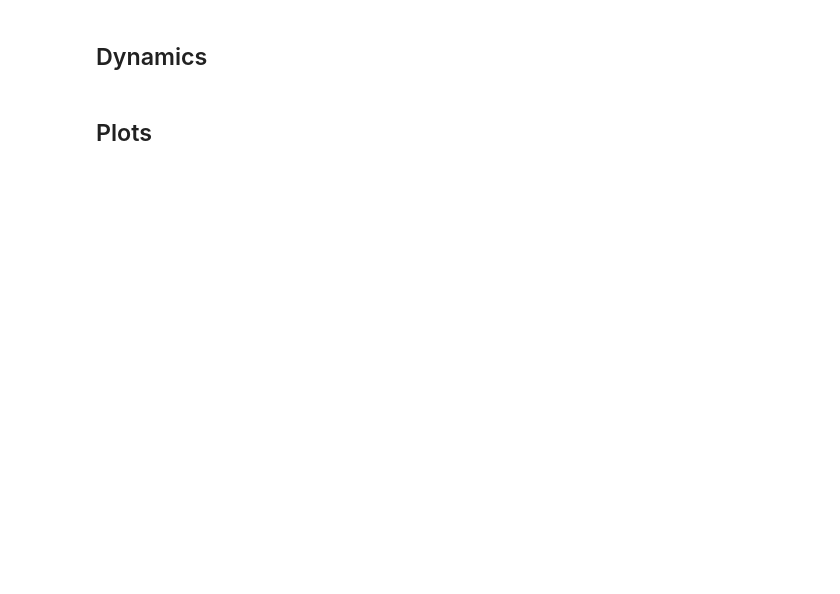
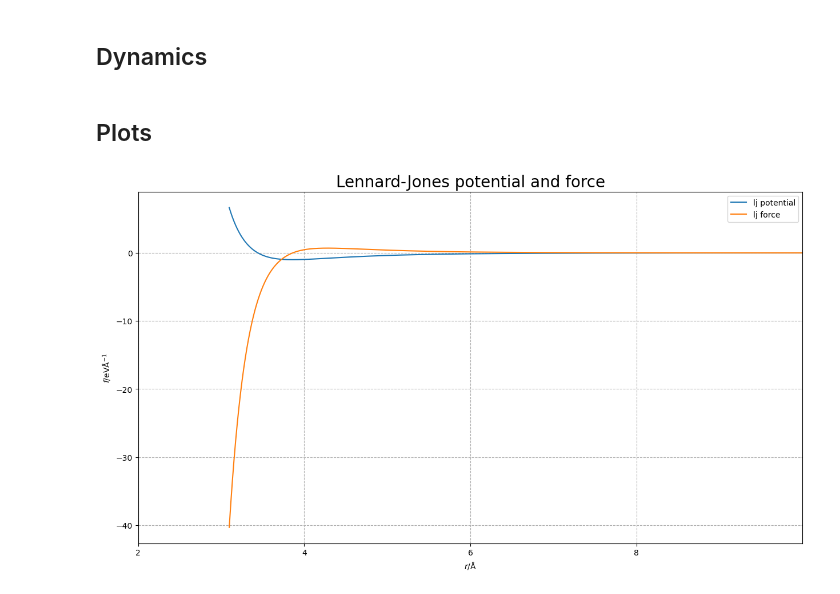
Before and after one commit to giuseppesimionato/gas-simulation, a Jupyter notebook: gas-simulation.ipynb, the cells around one changed output. Saved outputs shown, nothing was run; the diff lists cells and outputs as text; code cells hidden in the pictures; blank space fills up the shorter version.

```diff
--- a/gas-simulation.ipynb
+++ b/gas-simulation.ipynb
@@ -47,6 +42,38 @@ for time in progress(range(CONSTANTS['MAX_TIME_STEPS'])):
     state.update(sample, current_state, energies, CONSTANTS)
 # %% [markdown]
 ## Plots
+# %%
+def lj_potential(positions, epsilon, sigma):
+    for n, position in enumerate(positions):
+        positions[n] = 0.9*sigma if position < 0.9*sigma else position
+    return [
+        4*epsilon*((sigma/position)**12 - (sigma/position)**6)
+        for position in positions
+    ]
+
+def lj_force(positions, epsilon, sigma):
+    for n, position in enumerate(positions):
+        positions[n] = 0.9*sigma if position < 0.9*sigma else position
+    return [
+        24*epsilon*((sigma**6)/(position**13))*(position**6 - 2*sigma**6)
+        for position in positions
+    ]
+# %%
+r = np.linspace(-3.2, 29, 10000)
+plt.figure(figsize=(15,8))
+plt.plot(r, lj_potential(r, CONSTANTS['EPSILON'], CONSTANTS['SIGMA']), label='lj potential')
+plt.plot(r, lj_force(r, CONSTANTS['EPSILON'], CONSTANTS['SIGMA']), label='lj force')
+# plt.scatter(CONSTANTS['SIGMA'], 0, c='r')
+plt.legend()
+plt.title('Lennard-Jones potential and force', fontsize=20)
+plt.grid(linestyle='--')
+plt.xlim(2, 10)
+plt.xticks(np.arange(2, 10, 2))
+plt.xlabel(r'$r$/Å')
+plt.ylabel(r'$f$/eVÅ$^{-1}$')
+plt.show()
+# %% [output]
+[figure, added]
 # %%
 plot.energy(energies)
 plot.particle_trajectory(sample, CONSTANTS['MAX_DISTANCE'])
```
Also changed, not shown: parts of 11 cells of this notebook, 2 other files.
